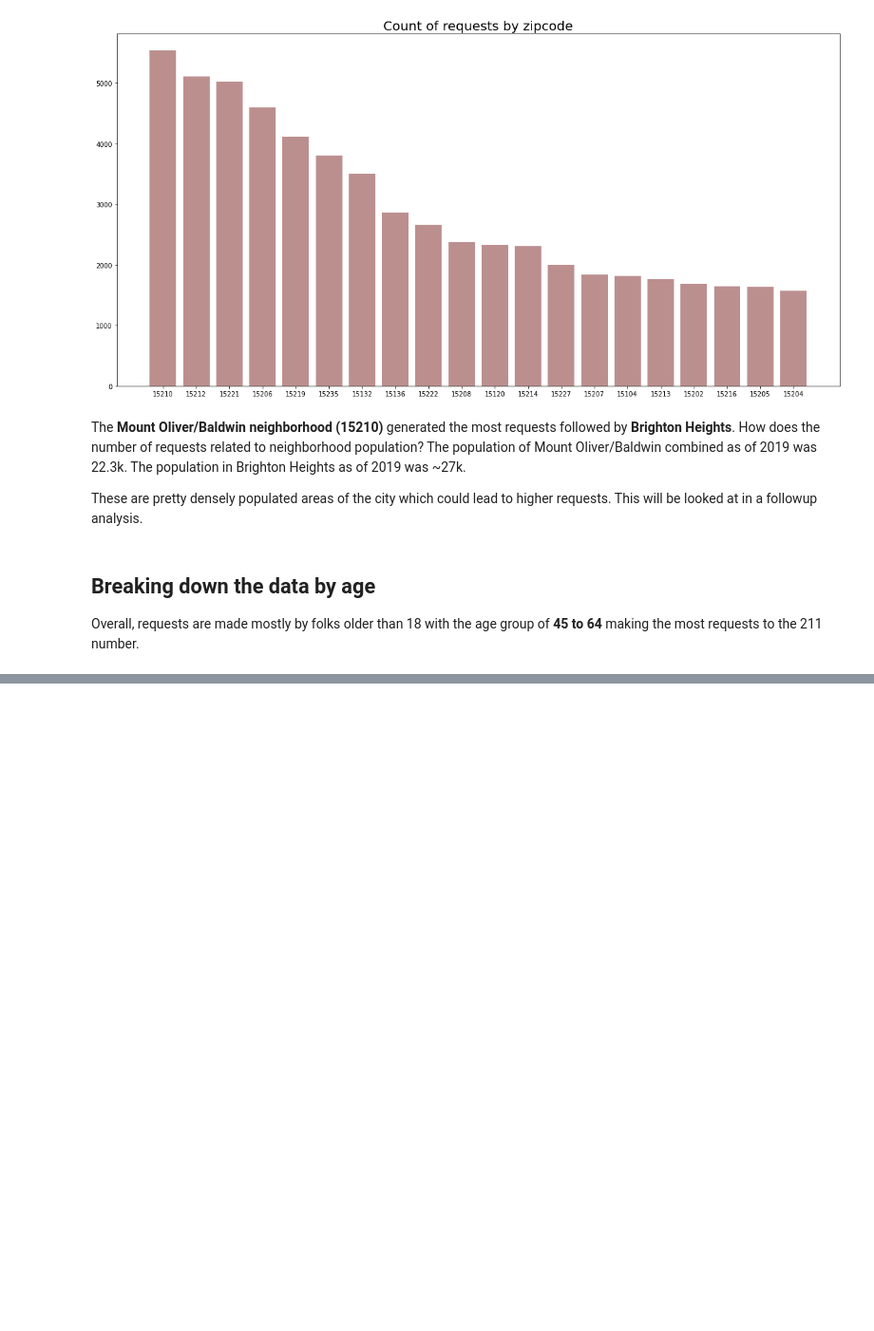
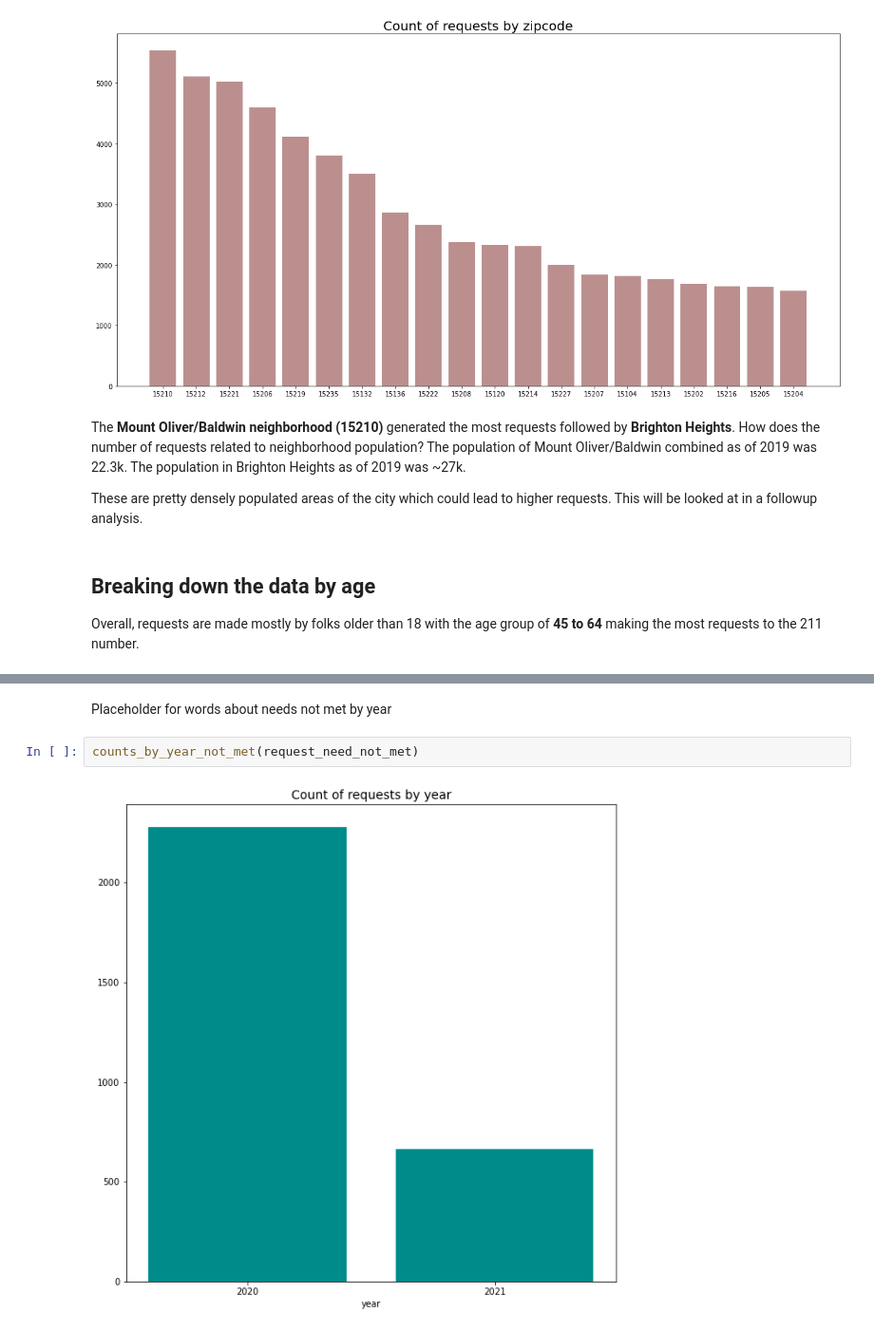
Before and after one commit to ohitsmekatie/pittsburgh-211-analysis, a Jupyter notebook: pittsburgh-211-analysis.ipynb, the cells around one changed output, grey strips where cells are left out. Shown at 95% size. Saved outputs shown, nothing was run; the diff lists cells and outputs as text; blank space fills up the shorter version.

```diff
--- a/pittsburgh-211-analysis.ipynb
+++ b/pittsburgh-211-analysis.ipynb
@@ -123,0 +121,6 @@ TypeError: 'Index' object is not callable
+# %% [markdown]
+Placeholder for words about needs not met by year
+# %%
+counts_by_year_not_met(request_need_not_met)
+# %% [output]
+[figure, added]
```
Also changed, not shown: parts of 12 cells of this notebook, 1 other file.
